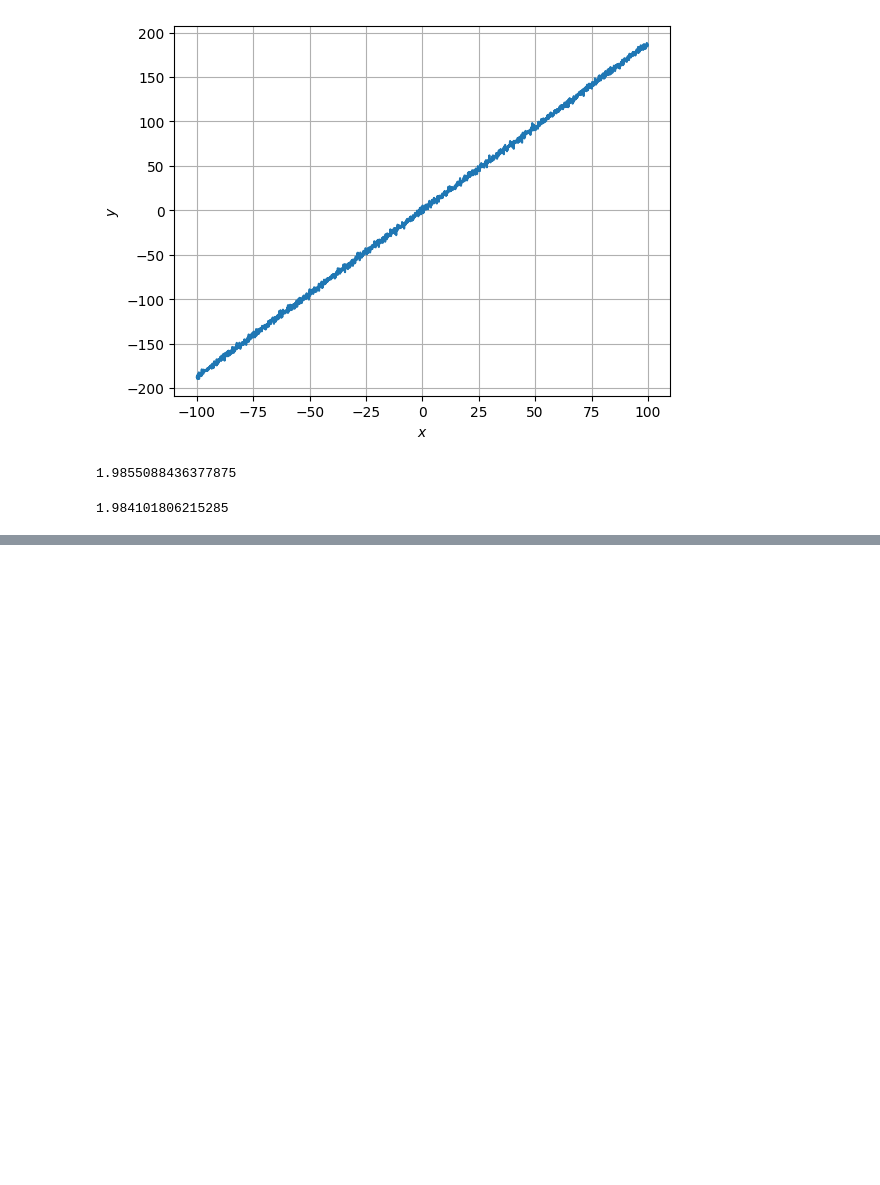
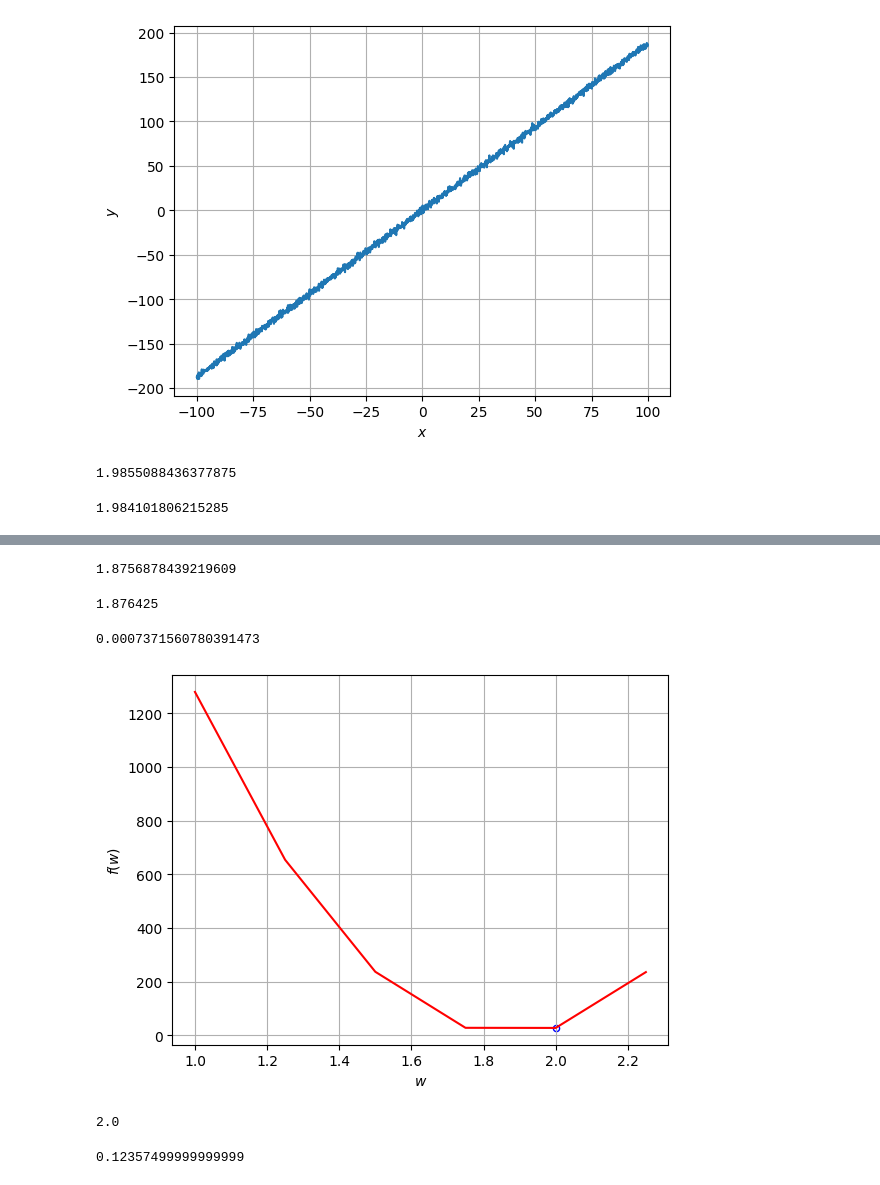
Before and after one commit to anoban/Supervised-Machine-Learning-Regression-and-Classification, a Jupyter notebook: anoban/Learning Rate.ipynb, the cells around one changed output, grey strips where cells are left out. Cells and saved outputs as stored; diff of their text form; code cells hidden in the pictures; blank space fills up the shorter version.

```diff
--- a/anoban/Learning Rate.ipynb
+++ b/anoban/Learning Rate.ipynb
@@ -53,0 +66,48 @@ plt.show()
+# %%
+# what happens if the learning rate is too large?
+# we'll be taking large strides in the gradient descent and the odds are high to end up with a poor approximation of the local minimum!
+# here's a demonstration,
+
+# the M we deduced from previous gradient descent was
+wcandidates[np.argmin(errs)]
+# %% [output]
+1.8756878439219609
+# %%
+# and the real M was,
+M
+# %% [output]
+1.876425
+# %%
+# a really insignificant difference
+
+np.abs(wcandidates[np.argmin(errs)] - M)
+# %% [output]
+0.0007371560780391473
+# %%
+# with larger strides, i.e 0.20
+
+wcandidates = np.arange(start = 1, stop = 2.5, step = 0.25)
+errs = np.array([cost_fn(y, _, x) for _ in wcandidates])
+# %%
+fig, axes = plt.subplots()
+axes.plot(wcandidates, errs, color = "red")
+axes.scatter(wcandidates[np.argmin(errs)], np.min(errs), c = "white", s = 20, edgecolor = "blue")
+axes.set_xlabel("$w$")
+axes.set_ylabel("$f(w)$")
+axes.grid()
+plt.show()
+# %% [output]
+[figure, added]
+# %%
+# you can see the conspicuous breaks in the line here,
+# the curve becomes jagged due to the longer jumps
+
+wcandidates[np.argmin(errs)]
+# %% [output]
+2.0
+# %%
+# that's not small!
+
+np.abs(wcandidates[np.argmin(errs)] - M)
+# %% [output]
+0.12357499999999999
```
Also changed, not shown: parts of 8 cells of this notebook.
